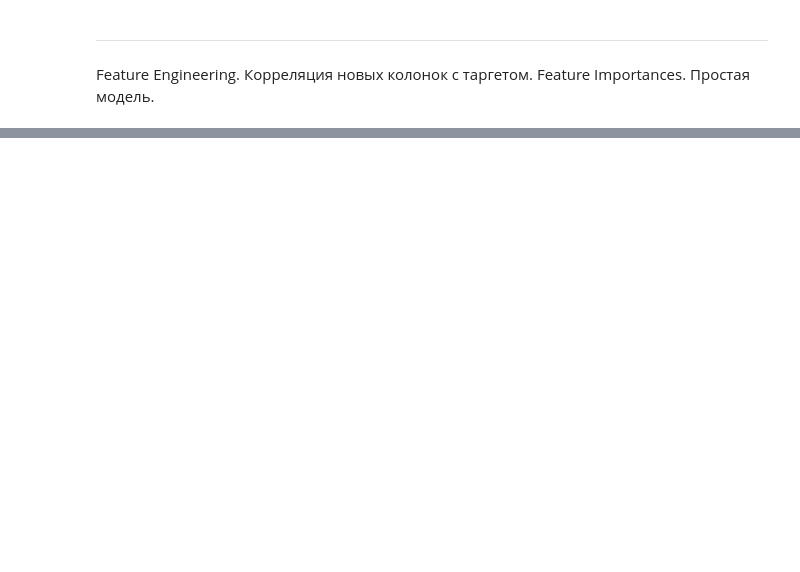
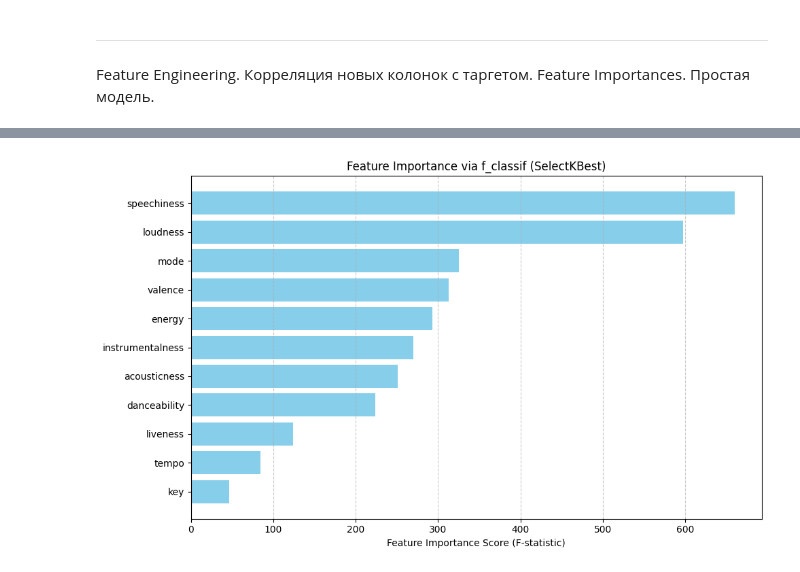
Before and after one commit to qcesha/Data, a Jupyter notebook: spotify.ipynb, the cells around one changed output, grey strips where cells are left out. Saved outputs shown, nothing was run; the diff lists cells and outputs as text; code cells hidden in the pictures; blank space fills up the shorter version.

```diff
--- a/spotify.ipynb
+++ b/spotify.ipynb
@@ -228,0 +232,28 @@ R2 Score: 0.5951015836697297
+# %%
+from sklearn.feature_selection import SelectKBest, f_classif
+
+# Определим числовые признаки и целевую переменную
+mat_col = [
+    'popularity', 'danceability', 'energy', 'key', 'loudness', 'mode',
+    'speechiness', 'acousticness', 'instrumentalness', 'liveness',
+    'valence', 'tempo'
+]
+
+features = df[mat_col].drop(['popularity'], axis=1)
+target = df['popularity']
+
+# Применяем SelectKBest с ANOVA F-статистикой
+k_best = SelectKBest(score_func=f_classif, k=7)
+X = k_best.fit_transform(features, target)
+
+# Сохраняем имена и оценки признаков
+feature_scores = k_best.scores_
+feature_info = list(zip(features.columns, feature_scores))
+
+# Сортируем по значимости
+sorted_feature_info = sorted(feature_info, key=lambda x: x[1], reverse=True)
+
+# Выводим топ-10
+print("Топ признаков по значимости (f_classif):")
+for feature_name, feature_score in sorted_feature_info[:10]:
+    print(f"{feature_name}: {feature_score:.2f}")
@@ -228,0 +272,17 @@ R2 Score: 0.5951015836697297
+# %%
+import matplotlib.pyplot as plt
+
+# Распаковываем отсортированные данные (все признаки)
+feature_names, feature_scores = zip(*sorted_feature_info)
+
+# Визуализация
+plt.figure(figsize=(10, 6))
+plt.barh(feature_names, feature_scores, color="skyblue")
+plt.xlabel("Feature Importance Score (F-statistic)")
+plt.title("Feature Importance via f_classif (SelectKBest)")
+plt.gca().invert_yaxis()  # Самые важные — сверху
+plt.grid(axis='x', linestyle='--', alpha=0.7)
+plt.tight_layout()
+plt.show()
+# %% [output]
+[figure, added]
```
Also changed, not shown: parts of 14 cells of this notebook.
